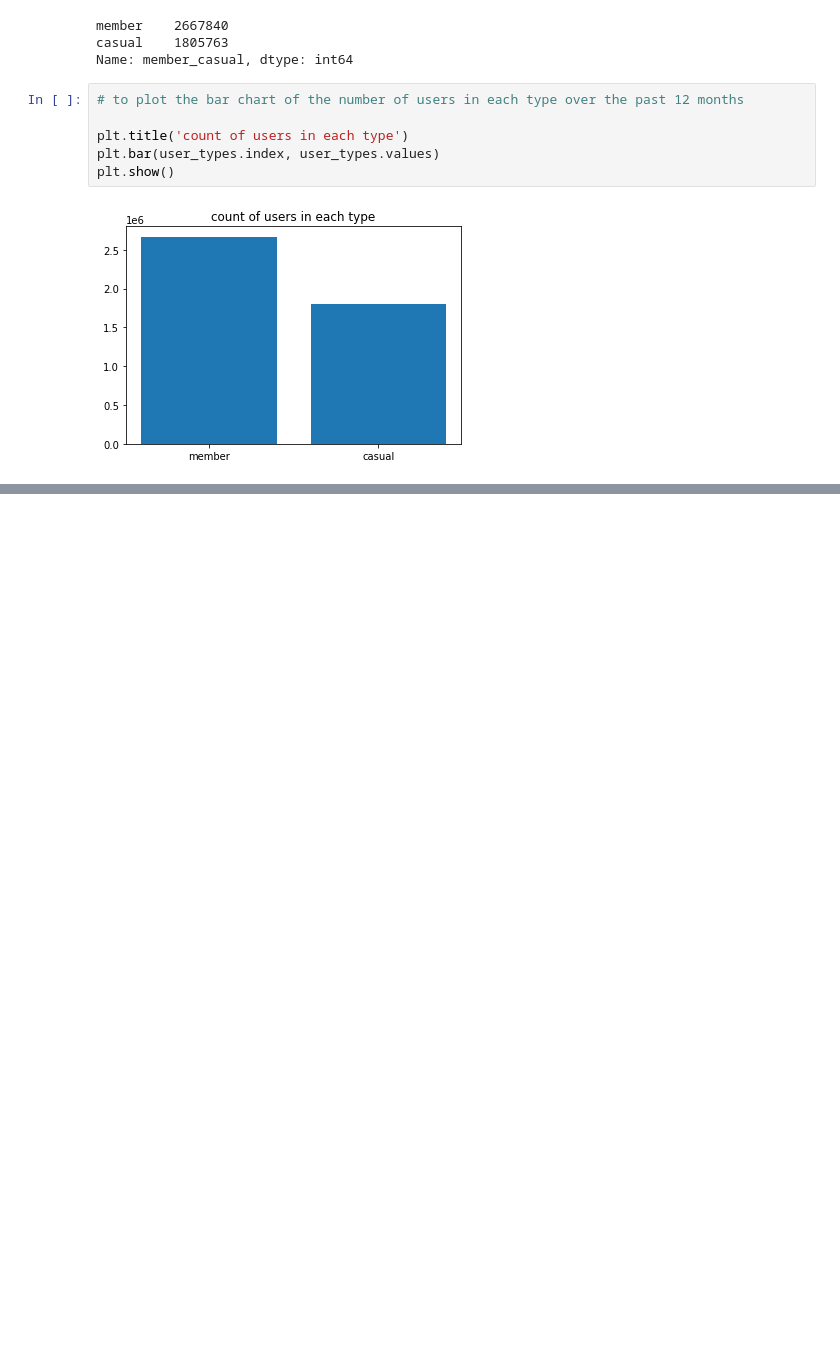
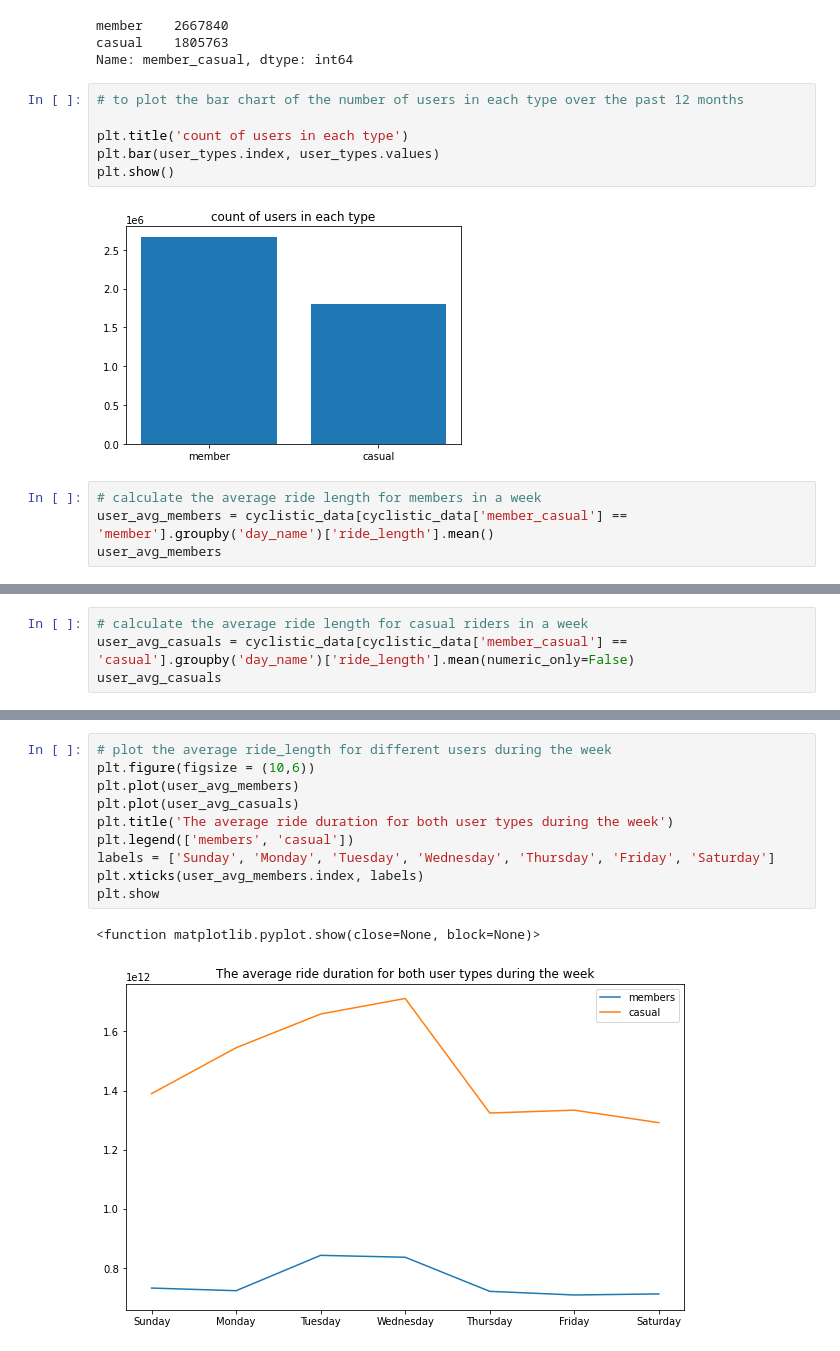
Before and after one commit to Gojo0007/Cyclistic_data_analysis, a Jupyter notebook: cyclistic_data_analysis.ipynb, the cells around one changed output, grey strips where cells are left out. Drawn from its saved outputs; the diff is of its cells as text; blank space fills up the shorter version.

```diff
--- a/cyclistic_data_analysis.ipynb
+++ b/cyclistic_data_analysis.ipynb
@@ -431,3 +431,7 @@ plt.bar(user_types.index, user_types.values)
 plt.show()
 # %% [output]
 [figure]
+# %%
+# calculate the average ride length for members in a week
+user_avg_members = cyclistic_data[cyclistic_data['member_casual'] == 'member'].groupby('day_name')['ride_length'].mean()
+user_avg_members
@@ -433,0 +448,4 @@ plt.show()
+# %%
+# calculate the average ride length for casual riders in a week
+user_avg_casuals = cyclistic_data[cyclistic_data['member_casual'] == 'casual'].groupby('day_name')['ride_length'].mean(numeric_only=False)
+user_avg_casuals
@@ -433,0 +462,13 @@ plt.show()
+# %%
+# plot the average ride_length for different users during the week
+plt.figure(figsize = (10,6))
+plt.plot(user_avg_members)
+plt.plot(user_avg_casuals)
+plt.title('The average ride duration for both user types during the week')
+plt.legend(['members', 'casual'])
+labels = ['Sunday', 'Monday', 'Tuesday', 'Wednesday', 'Thursday', 'Friday', 'Saturday']
+plt.xticks(user_avg_members.index, labels)
+plt.show
+# %% [output]
+<function matplotlib.pyplot.show(close=None, block=None)>
+[figure, added]
```
Also changed, not shown: parts of 20 cells of this notebook.
